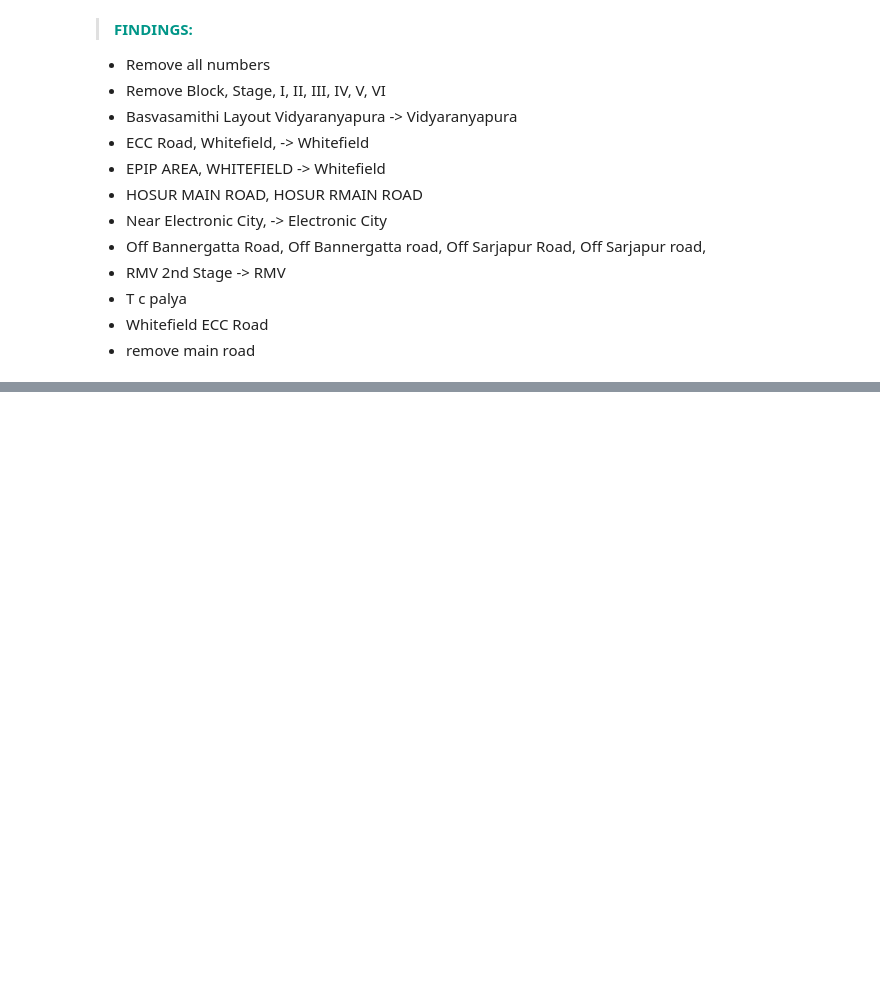
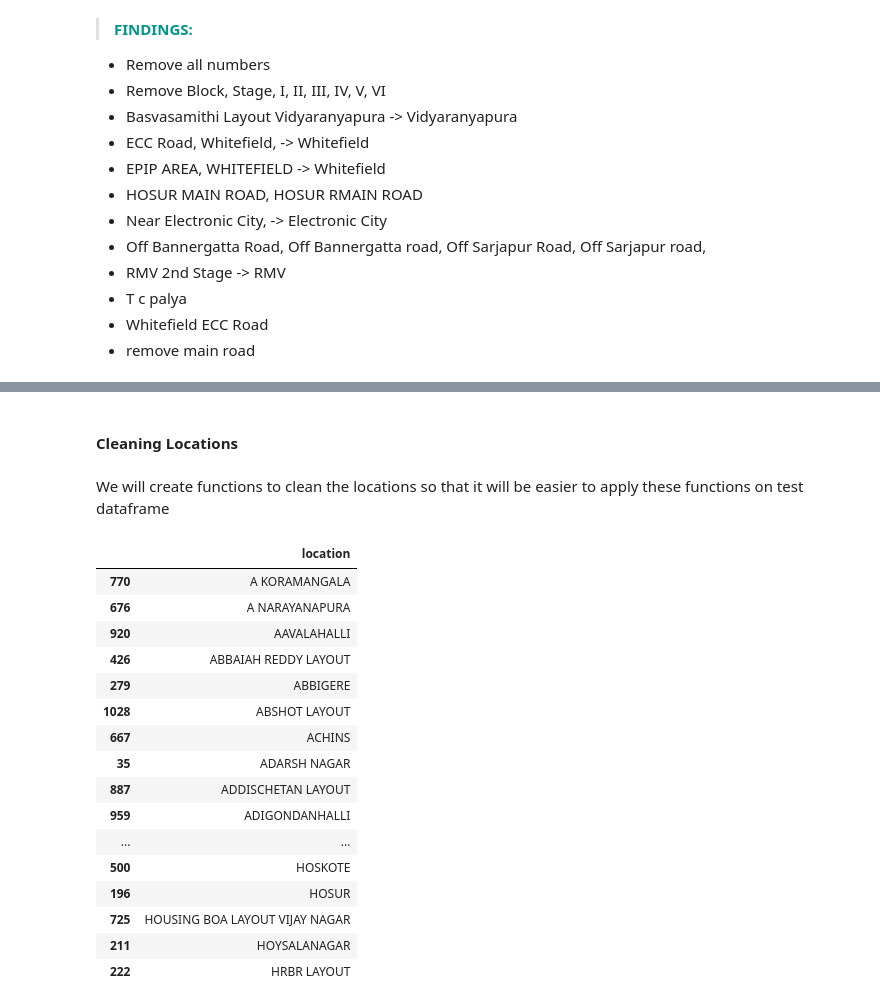
Before and after one commit to harshrpg/MachineHack, a Jupyter notebook: House Prices in Bengaluru/Predicting House Prices - Harsh.ipynb, the cells around one changed output, grey strips where cells are left out. Cells and saved outputs as stored; diff of their text form; code cells hidden in the pictures; blank space fills up the shorter version.

Commit message:
Cleaned Locations

```diff
--- a/House Prices in Bengaluru/Predicting House Prices - Harsh.ipynb
+++ b/House Prices in Bengaluru/Predicting House Prices - Harsh.ipynb
@@ -617,0 +618,4 @@ df_locations_count_5.sort_values(by='location')
+# %% [markdown]
+#### Cleaning Locations
+# %% [markdown]
+We will create functions to clean the locations so that it will be easier to apply these functions on test dataframe
@@ -618,3 +694,26 @@ df_locations_count_5.sort_values(by='location')
+# %%
+# df_clean[df_clean.location.str.contains('Kengeri',na=False)]
+df_locations_unique_clean = pd.DataFrame({'location':pd.unique(df.location.values.ravel())})
+# %%
+df_locations_unique_clean.sort_values(by='location')
+# %% [output]
+|  | location |
+| 770 | A KORAMANGALA |
+| 676 | A NARAYANAPURA |
+| 920 | AAVALAHALLI |
+| 426 | ABBAIAH REDDY LAYOUT |
+| 279 | ABBIGERE |
+| 1028 | ABSHOT LAYOUT |
+| 667 | ACHINS |
+| 35 | ADARSH NAGAR |
+| 887 | ADDISCHETAN LAYOUT |
+| 959 | ADIGONDANHALLI |
+| ... | ... |
+| 500 | HOSKOTE |
+| 196 | HOSUR |
+| 725 | HOUSING BOA LAYOUT VIJAY NAGAR |
+| 211 | HOYSALANAGAR |
+| 222 | HRBR LAYOUT |
 # %%
 # sns.boxplot(df_clean['availability'])
 # %%
```
Also changed, not shown: parts of 11 cells of this notebook.
